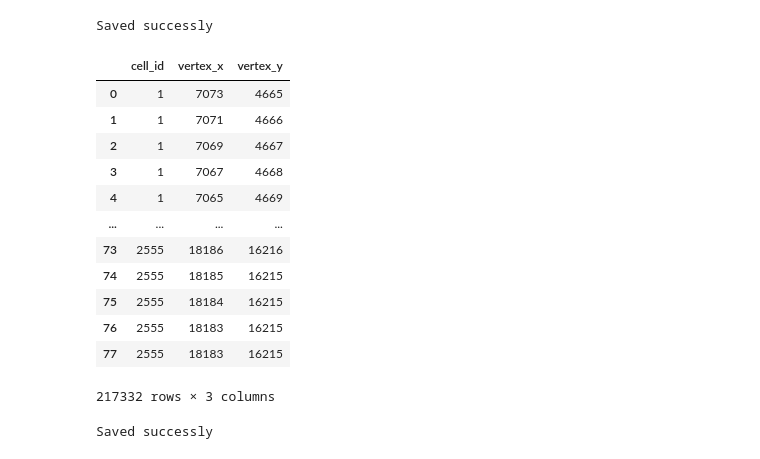
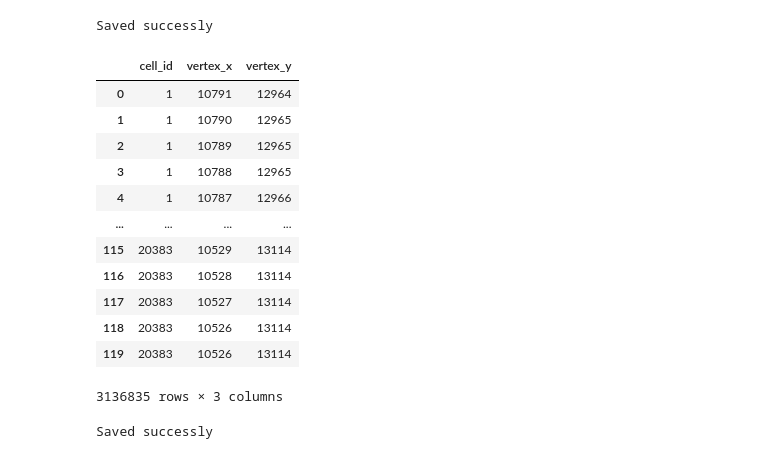
Before and after one commit to xiwang3236/SpatialOmics_cellpose, a Jupyter notebook: resegmentation_pipeline.ipynb, the cells around one changed output. Drawn from its saved outputs; the diff is of its cells as text; code cells hidden in the pictures.

```diff
--- a/resegmentation_pipeline.ipynb
+++ b/resegmentation_pipeline.ipynb
@@ -38,0 +99,6 @@ crop_size = 600/pixelsize
+# %%
+# Get all sections data
+all_sections = get_all_sections(ROI_filepath)
+
+# Plot all sections
+plot_all_sections(all_sections)
@@ -143,0 +248,15 @@ Cropped image saved to D:\Alexis\Projects\SpatialOmics_cellpose\results/cropped_
+# %%
+
+# Load the images first (outside the loop for efficiency)
+img0 = tifffile.imread(fullres_chanel_0, is_ome=False, level=0)
+img1 = tifffile.imread(fullres_chanel_1, is_ome=False, level=0)
+img3 = tifffile.imread(fullres_chanel_3, is_ome=False, level=0)
+
+# # Then in your loop:
+# for i, square in enumerate(overlapping_squares):
+#     print(f"Processing square {i + 1}:", square)
+
+#     # Crop the loaded images (not the file paths)
+#     cropped_image_sub0 = crop_region(img0, square)  # Use img0, not fullres_chanel_0
+#     cropped_image_sub1 = crop_region(img1, square)  # Use img1, not fullres_chanel_1
+#     cropped_image_sub3 = crop_region(img3, square)  # Use img1, not fullres_chanel_1
@@ -210,12 +523,12 @@ ROI_filepath = f"{base_path}\{sample_name}_coords.csv"
 # %%
-input_dir = f"{ddir}/segmenatation/{sample_name}"
+# input_dir = f"{ddir}/segmenatation/{sample_name}"
 
-# 1. Load and offset centroids
-centroids_dict = load_and_offset_centroids(input_dir, overlapping_squares)
+# # 1. Load and offset centroids
+# centroids_dict = load_and_offset_centroids(input_dir, overlapping_squares)
 
-# 2. Map centroids and get cell mapping
-mapped_df, outside_df, cell_mapping = map_centroids_to_nonoverlapping(centroids_dict, non_overlapping_squares)
+# # 2. Map centroids and get cell mapping
+# mapped_df, outside_df, cell_mapping = map_centroids_to_nonoverlapping(centroids_dict, non_overlapping_squares)
 
-# 3. Load and map outlines
-filtered_outlines_list, outline_info = map_and_filter_outlines(input_dir, overlapping_squares, cell_mapping)
+# # 3. Load and map outlines
+# filtered_outlines_list, outline_info = map_and_filter_outlines(input_dir, overlapping_squares, cell_mapping)
 # %% [output]
@@ -303,7 +683,7 @@ Processing square 13: POLYGON ((21192.235294117647 14336, 21192.235294117647 173
 # %%
  # reuse previous function
 # %%
-df_outlines_list = boundaries_to_table(outlines_list)
+df_outlines_list = boundaries_to_table(filtered_outlines_list)
 
 import pandas as pd
 
@@ -416,25 +801,25 @@ Saved successly
 # %%
 # Process to append the first row of each cell group
 Outlines_list_final = (
-    reduced_outlines_list.groupby('cell_id', group_keys=False)
+    df_outlines_list.groupby('cell_id', group_keys=False)
     .apply(lambda group: pd.concat([group, group.iloc[[0]]], ignore_index=True))
 )
 
 Outlines_list_final
 # %% [output]
 |  | cell_id | vertex_x | vertex_y |
-| 0 | 1 | 7073 | 4665 |
-| 1 | 1 | 7071 | 4666 |
-| 2 | 1 | 7069 | 4667 |
-| 3 | 1 | 7067 | 4668 |
-| 4 | 1 | 7065 | 4669 |
+| 0 | 1 | 10791 | 12964 |
+| 1 | 1 | 10790 | 12965 |
+| 2 | 1 | 10789 | 12965 |
+| 3 | 1 | 10788 | 12965 |
+| 4 | 1 | 10787 | 12966 |
 | ... | ... | ... | ... |
-| 73 | 2555 | 18186 | 16216 |
-| 74 | 2555 | 18185 | 16215 |
-| 75 | 2555 | 18184 | 16215 |
-| 76 | 2555 | 18183 | 16215 |
-| 77 | 2555 | 18183 | 16215 |
+| 115 | 20383 | 10529 | 13114 |
+| 116 | 20383 | 10528 | 13114 |
+| 117 | 20383 | 10527 | 13114 |
+| 118 | 20383 | 10526 | 13114 |
+| 119 | 20383 | 10526 | 13114 |
-217332 rows × 3 columns
+3136835 rows × 3 columns
 # %%
 Outlines_list_final_scaled = Outlines_list_final.copy()
 rescale_factor = 0.2125
```
Also changed, not shown: parts of 48 cells of this notebook, 4 other files.
